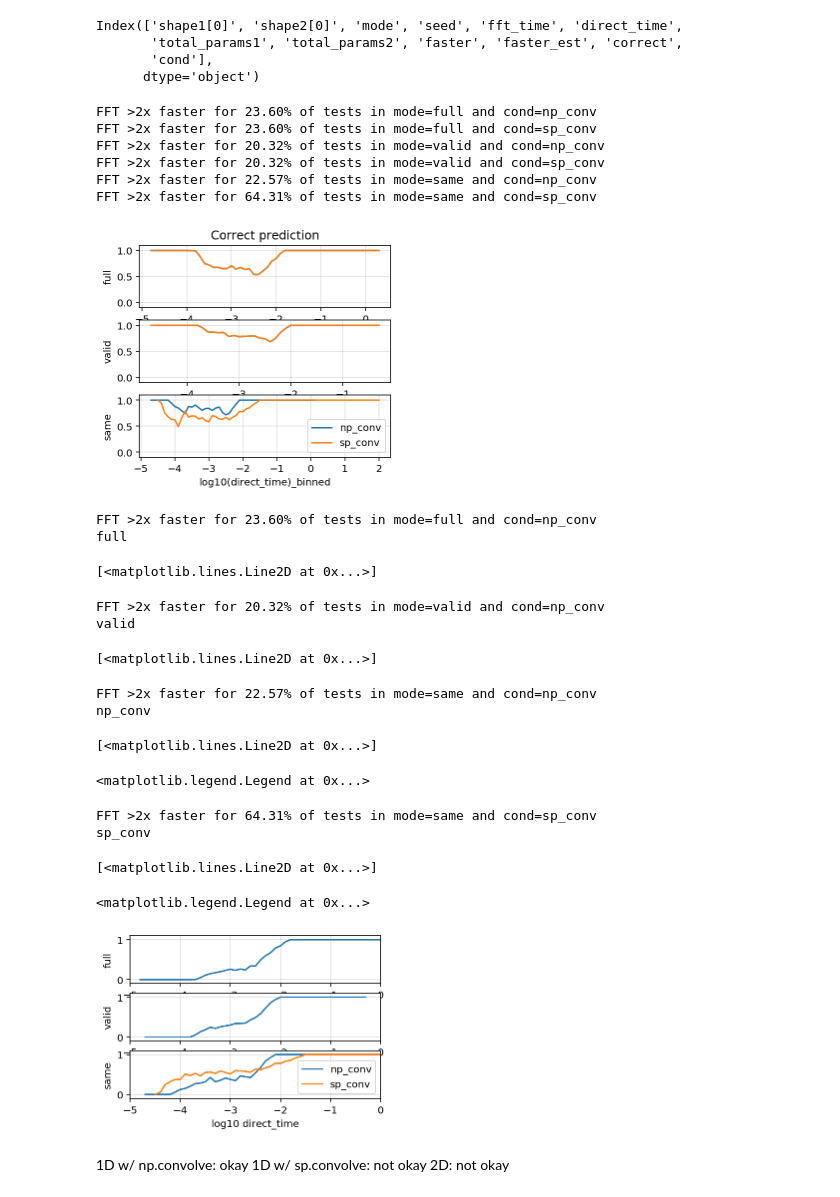
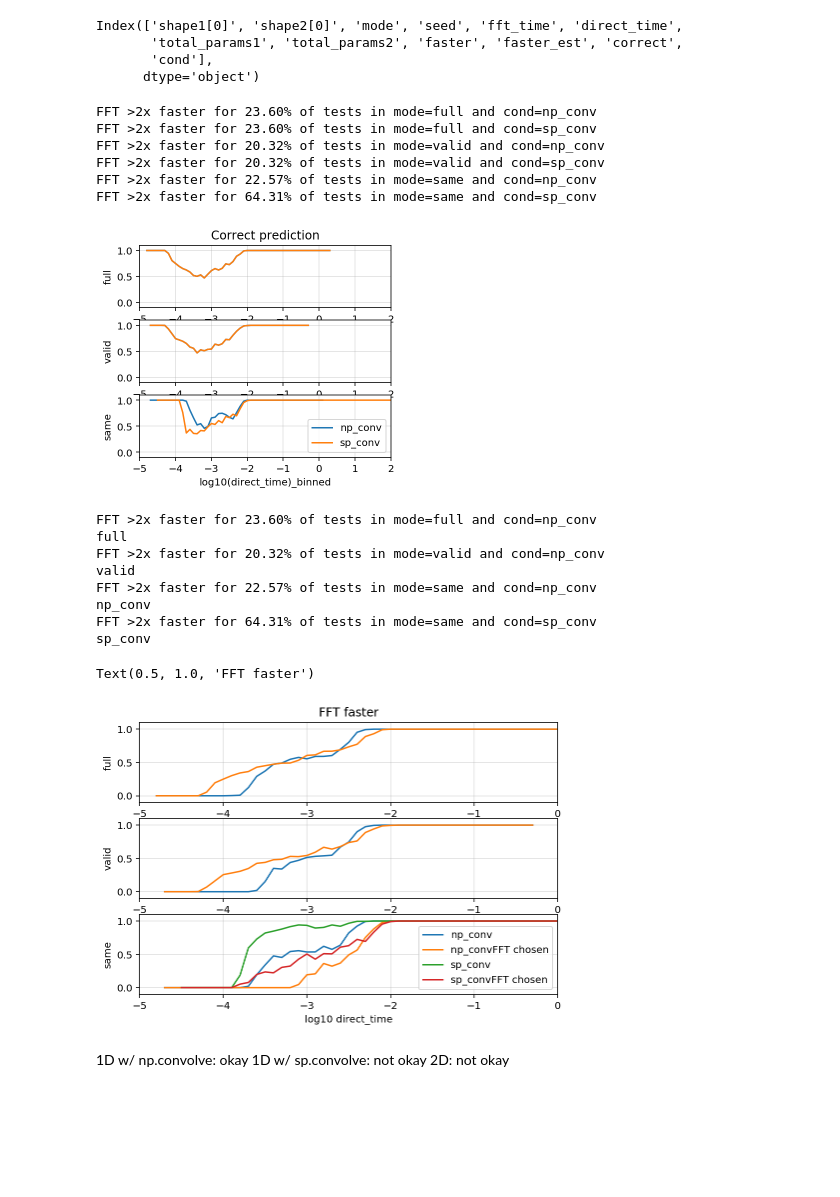
Before and after one commit to stsievert/scipy-convolve-timings, a Jupyter notebook: 1d/Test.ipynb, the cells around one changed output. Drawn from its saved outputs; the diff is of its cells as text; code cells hidden in the pictures; blank space fills up the shorter version.

```diff
--- a/1d/Test.ipynb
+++ b/1d/Test.ipynb
@@ -196,9 +183,0 @@ P(ratio <= 5.40) = 95.8%
-# %%
-for mode in ["full", "valid", "same"]:
-    print(mode)
-    for i in np.linspace(1, 12 + 1, num=200):
-        idx = wrong["mode"] == mode
-        prob = (wrong[idx].ratio <= i).sum() / idx.sum()
-        msg = f"P(ratio <= {i:0.2f}) = {100 * prob:0.1f}%"
-        if 0.940 <= prob <= 0.960:
-            print(msg)
@@ -240,12 +198,12 @@ for mode in ["valid", "same", "full"]:
 ax.grid()
 ax.legend(loc="best")
 # ax.set_yscale("log")
-# _ = ax.set_ylim(0.5, 1)
+_ = ax.set_ylim(None, 0.1)
 _ = ax.set_title("Ratio of method times\nif wrong prediction")
 _ = ax.set_ylabel("Percentage of trials")
 _ = ax.set_xlabel("Ratio $r$\n" + r"time(predicted_method)$= r \cdot$ time(faster_method)")
-_ = ax.set_xlim(2, 6)
-_ = ax.set_ylim(None, 0.1)
+_ = ax.set_xlim(15, 20)
+# _ = ax.set_ylim(None, 0.1)
 _ = ax.plot(ax.get_xlim(), [0.05, 0.05])
 
 DIR = "/Users/scott/Desktop/"
@@ -304,6 +262,7 @@ for i, (ax, mode) in enumerate(zip(axs, ["full", "valid", "same"])):
         _ = ax.set_ylim(-0.1, 1.1)
         _ = ax.set_ylabel(mode)
         _ = ax.grid(alpha=0.4)
+        _ = ax.set_xlim(-5, 2)
 #         _ = ax.set_xscale("log")
         if i == 2:
             _ = ax.set_xlabel(x_key)
@@ -317,18 +276,19 @@ FFT >2x faster for 20.32% of tests in mode=valid and cond=np_conv
 FFT >2x faster for 20.32% of tests in mode=valid and cond=sp_conv
 FFT >2x faster for 22.57% of tests in mode=same and cond=np_conv
 FFT >2x faster for 64.31% of tests in mode=same and cond=sp_conv
-[figure, old version]
+[figure, new version]
 # %%
 import matplotlib.pyplot as plt
 
 i = (df.direct_time <= 0) | (df.fft_time <= 0)
 show = df[~i].copy()
 show["log_ratio"] = np.log2(show["fft_time"] / show["direct_time"]);
-show = show[["log_ratio", "correct", "mode", "cond", "direct_time", "faster_est"]].copy()
+show = show[["log_ratio", "correct", "mode", "cond", "fft_time", "direct_time", "faster_est"]].copy()
 show["log_ratio_binned"] = np.round(show.log_ratio, decimals=1)
 show["log10(direct_time_binned)"] = np.round(np.log10(show.direct_time), decimals=1)
+show["fft_faster"] = (show["fft_time"] < show["direct_time"]).astype(float)
 
-w = 3
+w = 5
 fig, axs = plt.subplots(nrows=3, figsize=(1.5 * w, w))
 
 for i, (ax, mode) in enumerate(zip(axs, ["full", "valid", "same"])):
@@ -340,47 +300,51 @@ for i, (ax, mode) in enumerate(zip(axs, ["full", "valid", "same"])):
             s = show[idx].copy()
         if "sp" in cond and mode != "same":
             continue
         frac_fft_faster = (s.log_ratio < -1).sum() / len(s)
         s["fft_chosen"] = s.faster_est == "fft"
         print(f"FFT >2x faster for {100 * frac_fft_faster:0.2f}% of tests in mode={mode} and cond={cond}")
         correct_predictions = s.pivot_table(
             #index="log_ratio_binned",
             index="log10(direct_time_binned)",
-            values="fft_chosen",
+            values="fft_faster",
             aggfunc=np.mean
         )
         label = mode if mode != "same" else cond
         print(label)
         ax.plot(correct_predictions, label=label)
+        fft_chosen = s.pivot_table(
+#             index="log_ratio_binned",
+            index="log10(direct_time_binned)",
+            values="fft_chosen",
+            aggfunc=np.mean
+        )
+        ax.plot(fft_chosen, label=label + "FFT chosen")
+        label = mode if mode != "same" else cond
 #         _ = ax.set_xlim(-4, 4)
         _ = ax.set_ylim(-0.1, 1.1)
         _ = ax.legend(loc="best")
 #         _ = ax.plot([0, 0], ax.get_ylim())
         _ = ax.set_ylabel(mode)
         _ = ax.grid(which="both", alpha=0.4)
         _ = ax.set_xlim(-5, 0)
         ax.legend_.remove()
         if i == 2:
             _ = ax.set_xlabel("log10 direct_time")
             ax.legend(loc="best")
 #             ax.set_xlim(-4, -3)
 # plt.savefig(DIR + "1d-direct-time-correct.png", bbox_inches="tight")
+axs[0].set_title("FFT faster")
 # %% [output]
 FFT >2x faster for 23.60% of tests in mode=full and cond=np_conv
 full
+FFT >2x faster for 20.32% of tests in mode=valid and cond=np_conv
+valid
+FFT >2x faster for 22.57% of tests in mode=same and cond=np_conv
+np_conv
+FFT >2x faster for 64.31% of tests in mode=same and cond=sp_conv
+sp_conv
-[<matplotlib.lines.Line2D at 0x...>]
+Text(0.5, 1.0, 'FFT faster')
-FFT >2x faster for 20.32% of tests in mode=valid and cond=np_conv
-valid
-[<matplotlib.lines.Line2D at 0x...>]
-FFT >2x faster for 22.57% of tests in mode=same and cond=np_conv
-np_conv
-[<matplotlib.lines.Line2D at 0x...>]
-<matplotlib.legend.Legend at 0x...>
-FFT >2x faster for 64.31% of tests in mode=same and cond=sp_conv
-sp_conv
-[<matplotlib.lines.Line2D at 0x...>]
-<matplotlib.legend.Legend at 0x...>
-[figure, old version]
+[figure, new version]
 # %% [markdown]
 1D w/ np.convolve: okay
 1D w/ sp.convolve: not okay
```
Also changed, not shown: parts of 15 cells of this notebook, 7 other files.
